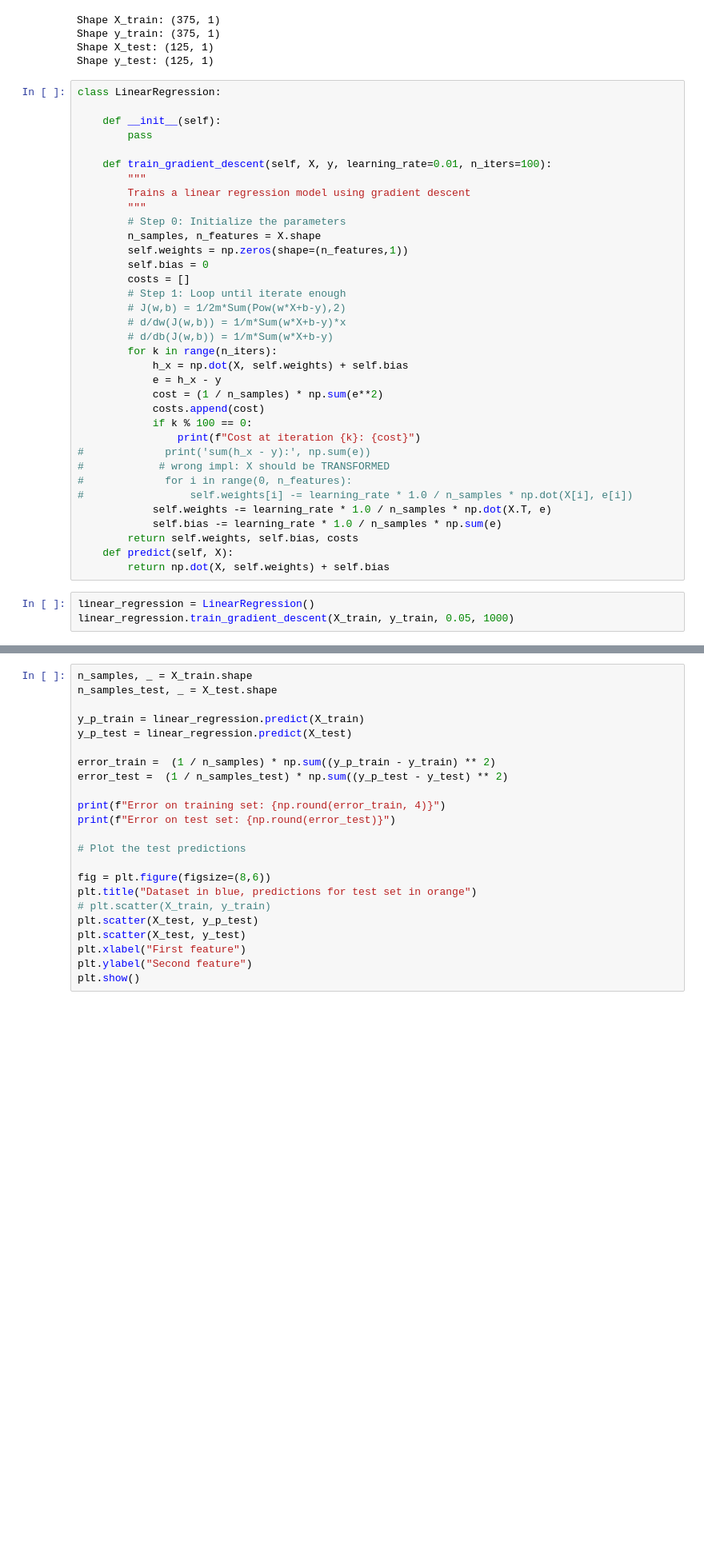
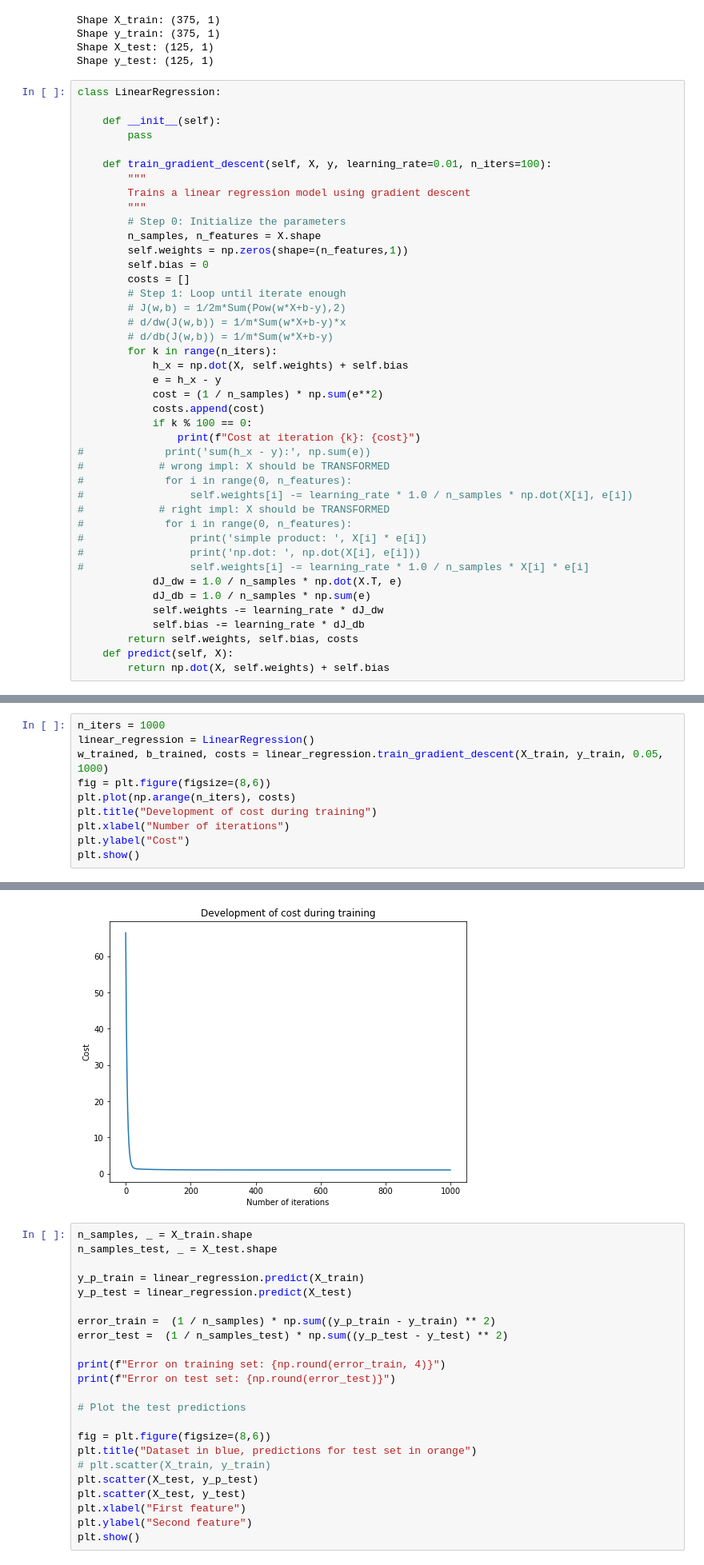
Before and after one commit to DehaoWang/ml_impl, a Jupyter notebook: Linear_Regression.ipynb, the cells around one changed output, grey strips where cells are left out. Shown: that part at 80% size. Cells and saved outputs as stored; diff of their text form; blank space fills up the shorter version.

Commit message:
linear_reg impl2

```diff
--- a/Linear_Regression.ipynb
+++ b/Linear_Regression.ipynb
@@ -61,11 +61,15 @@ class LinearRegression:
 #            # wrong impl: X should be TRANSFORMED
 #             for i in range(0, n_features):
 #                 self.weights[i] -= learning_rate * 1.0 / n_samples * np.dot(X[i], e[i])
-            self.weights -= learning_rate * 1.0 / n_samples * np.dot(X.T, e)
-            self.bias -= learning_rate * 1.0 / n_samples * np.sum(e)
+#            # right impl: X should be TRANSFORMED
+#             for i in range(0, n_features):
+#                 print('simple product: ', X[i] * e[i])
+#                 print('np.dot: ', np.dot(X[i], e[i]))
+#                 self.weights[i] -= learning_rate * 1.0 / n_samples * X[i] * e[i]
+            dJ_dw = 1.0 / n_samples * np.dot(X.T, e)
+            dJ_db = 1.0 / n_samples * np.sum(e)
+            self.weights -= learning_rate * dJ_dw
+            self.bias -= learning_rate * dJ_db
         return self.weights, self.bias, costs
     def predict(self, X):
         return np.dot(X, self.weights) + self.bias
-# %%
-linear_regression = LinearRegression()
-linear_regression.train_gradient_descent(X_train, y_train, 0.05, 1000)
@@ -99,0 +76,11 @@ Cost at iteration 900: 1.022814533488548
+# %%
+n_iters = 1000
+linear_regression = LinearRegression()
+w_trained, b_trained, costs = linear_regression.train_gradient_descent(X_train, y_train, 0.05, 1000)
+fig = plt.figure(figsize=(8,6))
+plt.plot(np.arange(n_iters), costs)
+plt.title("Development of cost during training")
+plt.xlabel("Number of iterations")
+plt.ylabel("Cost")
+plt.show()
+# %% [output]
@@ -100,3 +97,4 @@ Cost at iteration 900: 1.022814533488548
+[figure, added]
 # %%
 n_samples, _ = X_train.shape
 n_samples_test, _ = X_test.shape
```
Also changed, not shown: parts of 2 cells of this notebook.
